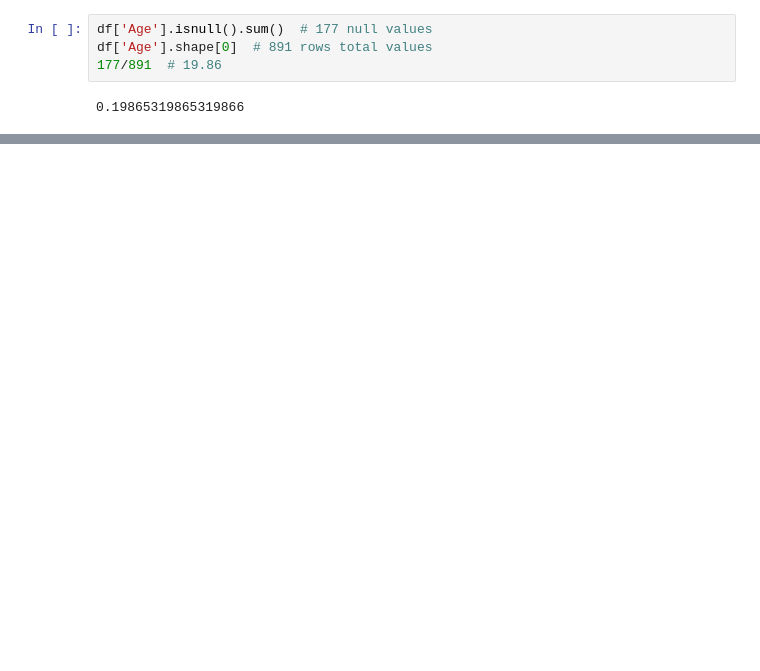
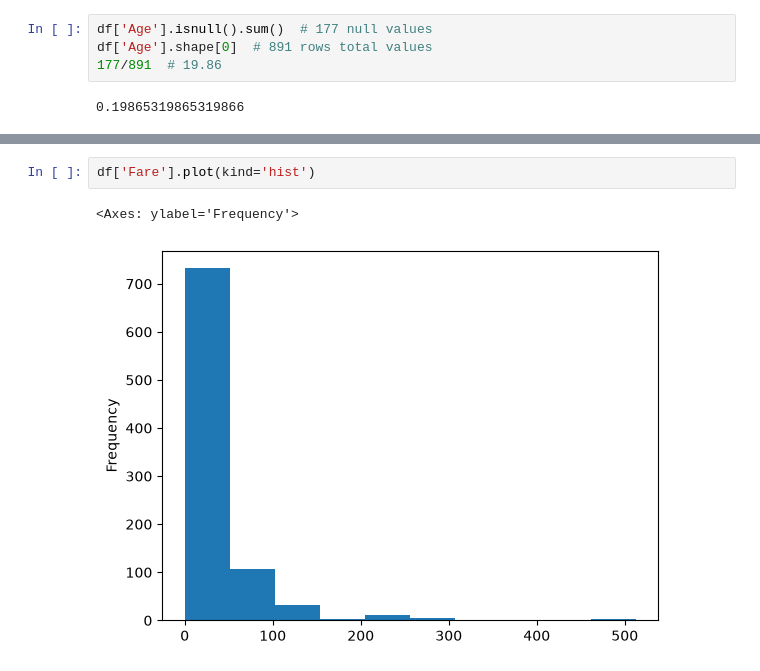
Before and after one commit to GitAnkit-hub/Data-Wrangling-and-EDA, a Jupyter notebook: eda.ipynb, the cells around one changed output, grey strips where cells are left out. Cells and saved outputs as stored; diff of their text form; blank space fills up the shorter version.

Commit message:
univariate analysis of "Fare" col

```diff
--- a/eda.ipynb
+++ b/eda.ipynb
@@ -188,0 +236,5 @@ df['Age'].shape[0]  # 891 rows total values
+# %%
+df['Fare'].plot(kind='hist')
+# %% [output]
+<Axes: ylabel='Frequency'>
+[figure, added]
```
Also changed, not shown: parts of 11 cells of this notebook.
